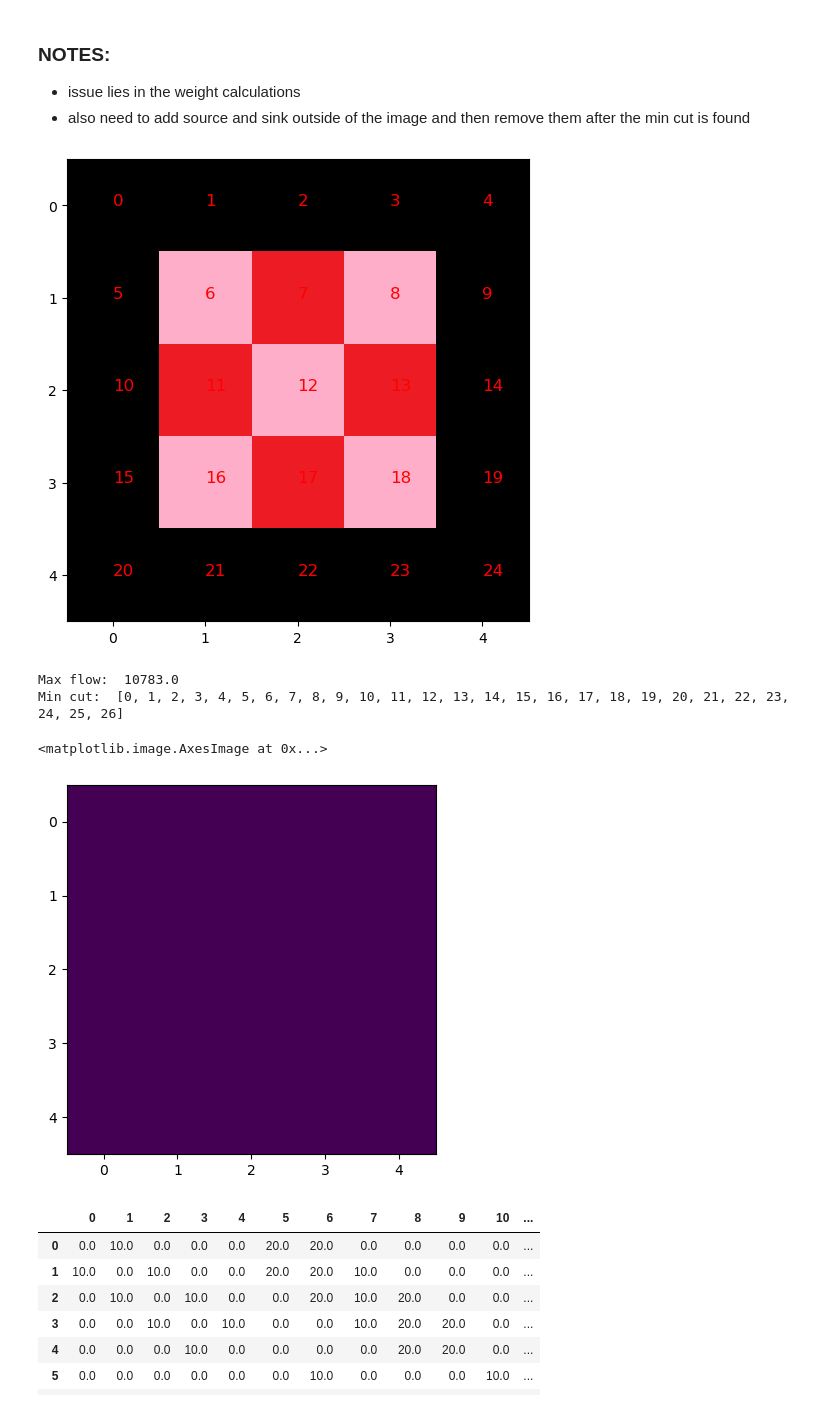
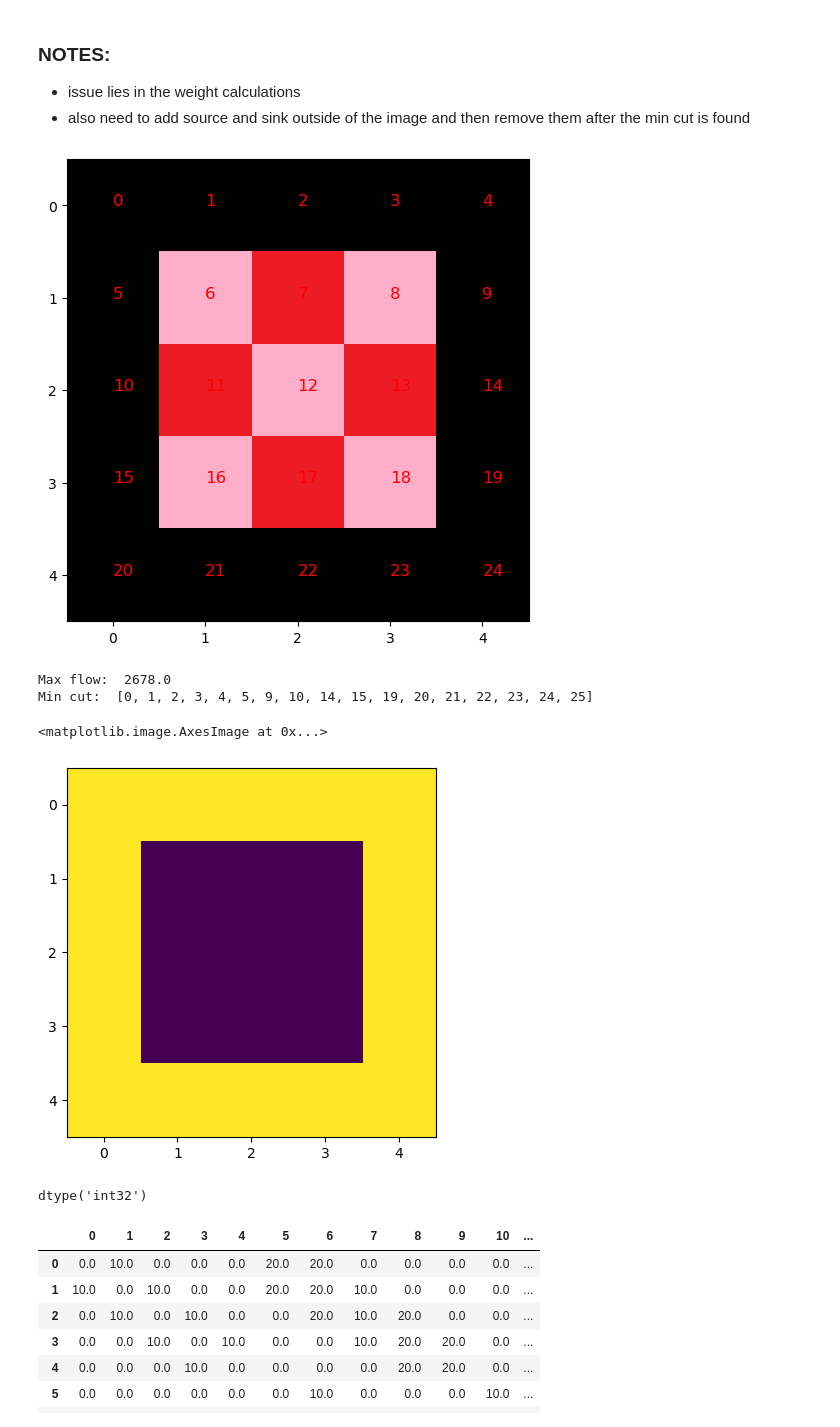
Before and after one commit to cake-dev/algo_stuff, a Jupyter notebook: Assignments/A2_FordFulkerson.ipynb, the cells around one changed output. Drawn from its saved outputs; the diff is of its cells as text; code cells hidden in the pictures.

```diff
--- a/Assignments/A2_FordFulkerson.ipynb
+++ b/Assignments/A2_FordFulkerson.ipynb
@@ -275,46 +275,57 @@ class SegmentationClass:
 
 # load image into numpy array with pillow
 
-image = Image.open('../data/img/TestPics/test_Img_5.png')
-image = np.asarray(image)
+image_file = Image.open('../data/img/TestPics/test_Img_5.png')
+image_file = np.asarray(image_file).astype(np.int32)
 # keep only the first 3 channels (RGB)
-image = image[:, :, :3]
+image_file = image_file[:, :, :3]
 
 # I = np.random.randint(0, 256, (5, 5, 3))  # Example image
 # # 5x5 image, orange T shape, blue background
 # image = np.array([[[255, 100, 0], [255, 100, 0], [255, 100, 0], [255, 100, 0], [255, 100, 0]],
 #               [[0, 0, 255], [0, 0, 255], [255, 100, 0], [0, 0, 255], [0, 0, 255]],
 #               [[0, 0, 255], [0, 0, 255], [255, 100, 0], [0, 0, 255], [0, 0, 255]],
 #               [[0, 0, 255], [0, 0, 255], [255, 100, 0], [0, 0, 255], [0, 0, 255]],
 #               [[0, 0, 255], [0, 0, 255], [255, 100, 0], [0, 0, 255], [0, 0, 255]]])
+image = np.array([[[0, 0, 0], [0, 0, 0], [0, 0, 0], [0, 0, 0], [0, 0, 0]],
+              [[0, 0, 0], [255, 174, 201], [237, 28, 36], [255, 174, 201], [0, 0, 0]],
+              [[0, 0, 0], [237, 28, 36], [255, 174, 201], [237, 28, 36], [0, 0, 0]],
+              [[0, 0, 0], [255, 174, 201], [237, 28, 36], [255, 174, 201], [0, 0, 0]],
+              [[0, 0, 0], [0, 0, 0], [0, 0, 0], [0, 0, 0], [0, 0, 0]]])
+
+image = image_file
 
 # show the image, with labels in each pixel (ordered 0 to N^2)
 plt.imshow(image)
 for i in range(image.shape[0]):
     for j in range(image.shape[1]):
         plt.text(j, i, str(i * image.shape[0] + j), color='r', fontsize=12)
 # make fig bigger
 fig = plt.gcf()
 fig.set_size_inches(6, 6)
 plt.show()
 
 
 # Example usage
 obj = SegmentationClass()
-obj.set_hyperparameters(p0=10, x_a=[1, 0], x_b=[1, 2])
+obj.set_hyperparameters(p0=10, x_a=[1, 0], x_b=[1, 1])
 
 # A = obj.construct_adjacency_matrix(image)
 
 segmenting_mask = obj.segment_image(image)
 
 # show the segmented image
 plt.imshow(segmenting_mask)
 # %% [output]
 [figure]
-Max flow:  10783.0
-Min cut:  [0, 1, 2, 3, 4, 5, 6, 7, 8, 9, 10, 11, 12, 13, 14, 15, 16, 17, 18, 19, 20, 21, 22, 23, 24, 25, 26]
+Max flow:  2678.0
+Min cut:  [0, 1, 2, 3, 4, 5, 9, 10, 14, 15, 19, 20, 21, 22, 23, 24, 25]
 <matplotlib.image.AxesImage at 0x...>
-[figure, old version]
+[figure, new version]
+# %%
+image.dtype
+# %% [output]
+dtype('int32')
 # %%
 obj.euclidean_distance_point(tuple([0,0]), tuple([1,2]))
 # %%
```
